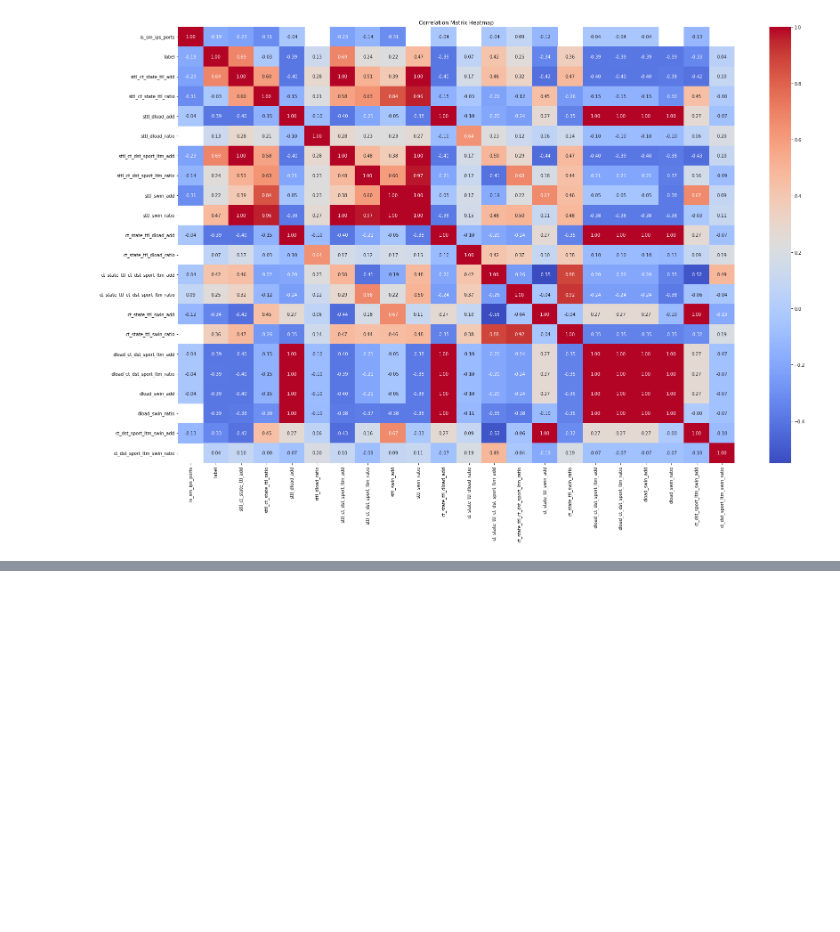
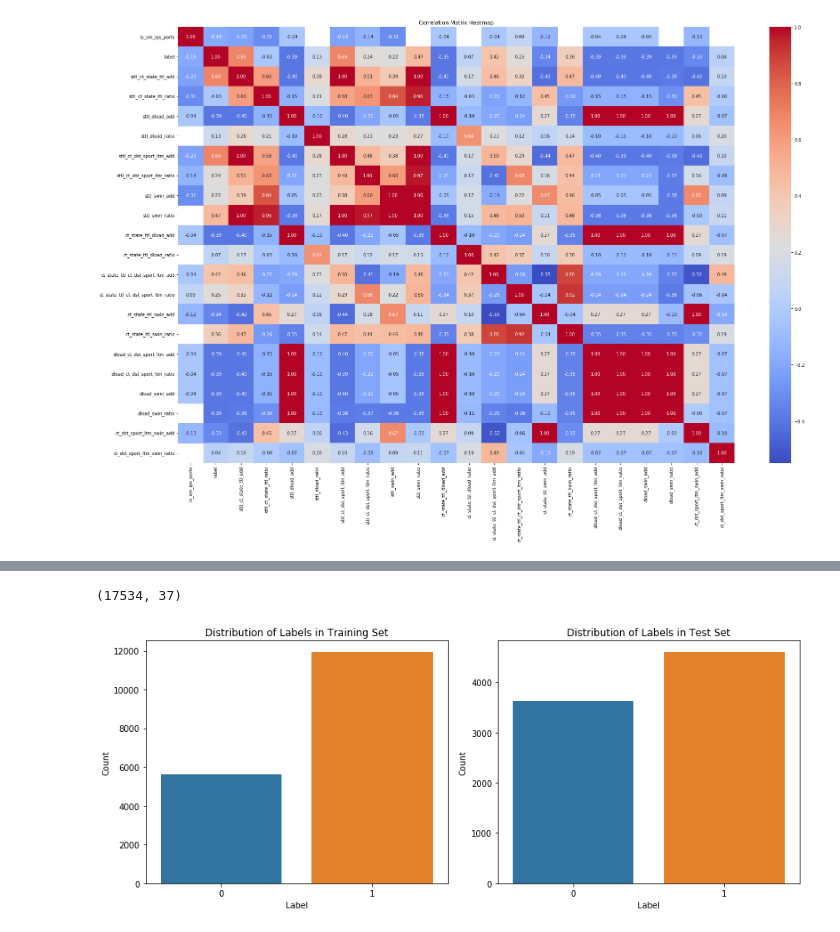
Before and after one commit to Saltizm/Data-mining-group-project, a Jupyter notebook: code.ipynb, the cells around one changed output, grey strips where cells are left out. Drawn from its saved outputs; the diff is of its cells as text; code cells hidden in the pictures; blank space fills up the shorter version.

```diff
--- a/code.ipynb
+++ b/code.ipynb
@@ -607,3 +649,29 @@ AttributeError: 'numpy.ndarray' object has no attribute 'columns'
+# %%
+print(encoded_x_train.shape)
+# %% [output]
+(17534, 37)
+# %%
+import matplotlib.pyplot as plt
+import seaborn as sns
+
+# Visualize label distribution for y_train
+plt.figure(figsize=(12, 5))
+plt.subplot(1, 2, 1)
+sns.countplot(x=y_train['label'])
+plt.title('Distribution of Labels in Training Set')
+plt.xlabel('Label')
+plt.ylabel('Count')
+
+# Visualize label distribution for y_test
+plt.subplot(1, 2, 2)
+sns.countplot(x=y_test['label'])
+plt.title('Distribution of Labels in Test Set')
+plt.xlabel('Label')
+plt.ylabel('Count')
+plt.tight_layout()
+plt.show()
+# %% [output]
+[figure, added]
 # %%
 # !pip install xgboost #uncomment if error
 from sklearn.model_selection import GridSearchCV
```
Also changed, not shown: parts of 10 cells of this notebook.
